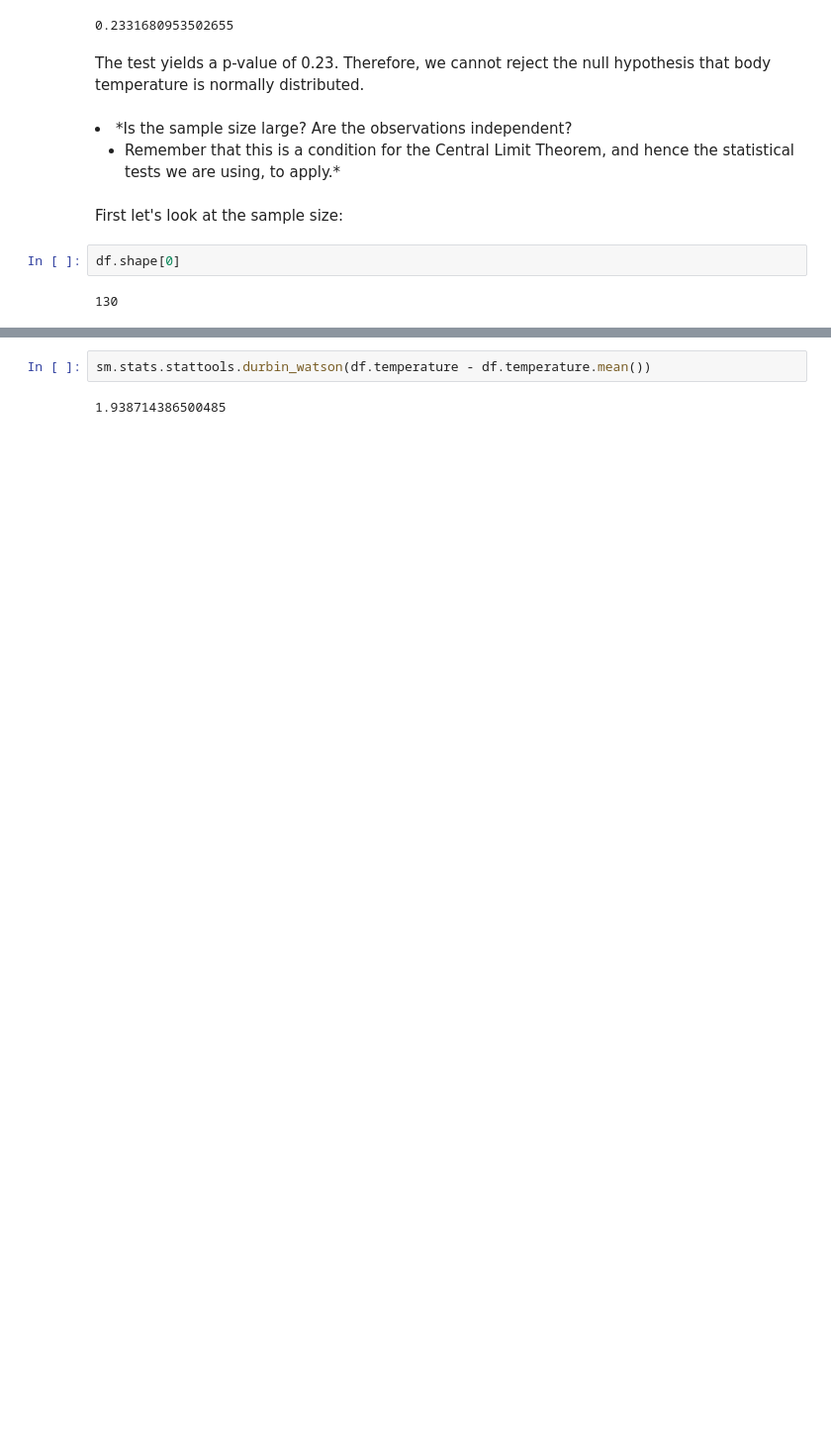
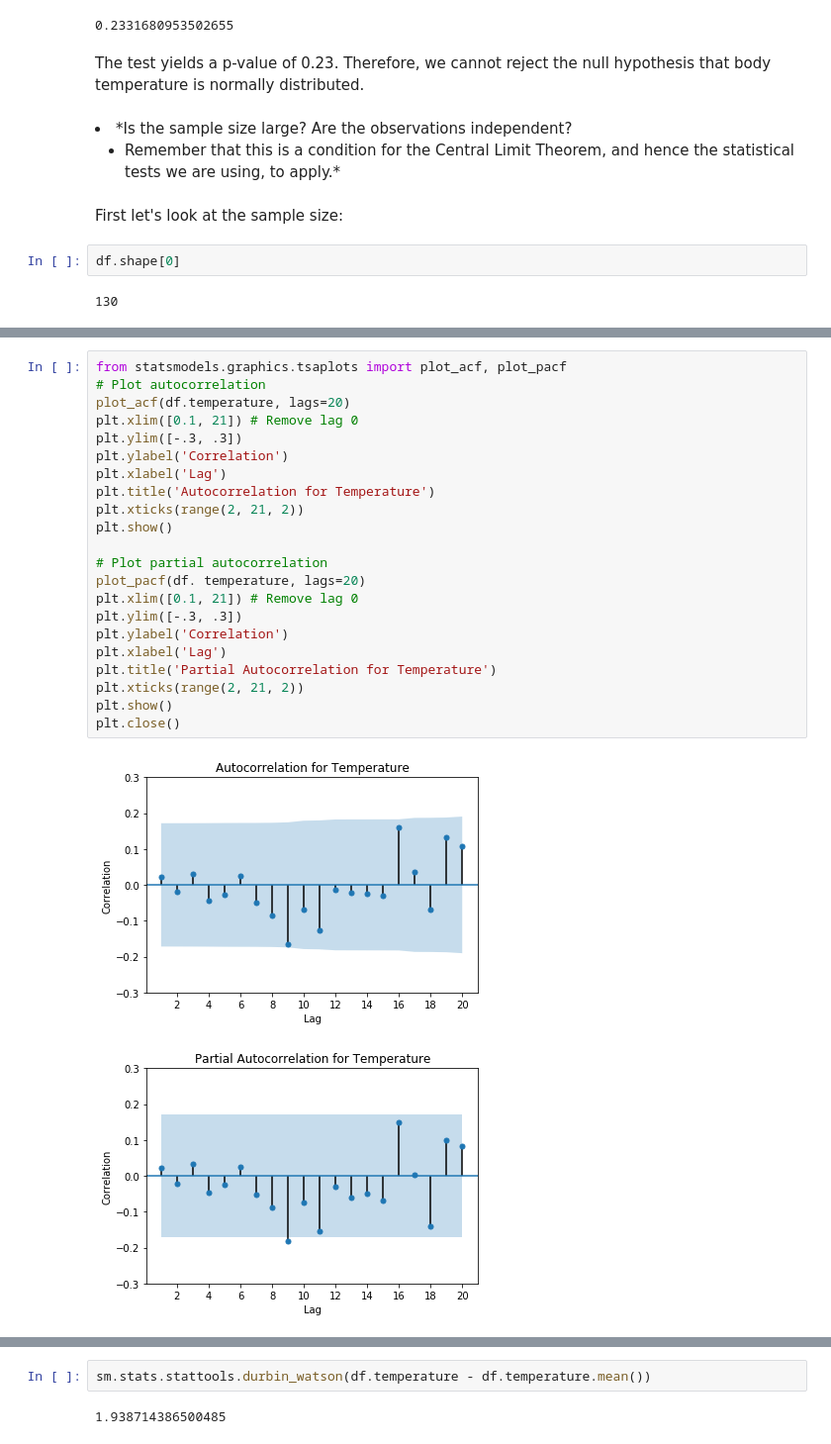
Before and after one commit to tloeber/Springboard, a Jupyter notebook: mini-project_inferential_stats_1/inferential_stats_1.ipynb, the cells around one changed output, grey strips where cells are left out. Shown at 99% size. Cells and saved outputs as stored; diff of their text form; blank space fills up the shorter version.

```diff
--- a/mini-project_inferential_stats_1/inferential_stats_1.ipynb
+++ b/mini-project_inferential_stats_1/inferential_stats_1.ipynb
@@ -85,0 +87,25 @@ Now let's check for independence. Since we are dealing with the cross-sectional
+# %%
+from statsmodels.graphics.tsaplots import plot_acf, plot_pacf
+# Plot autocorrelation
+plot_acf(df.temperature, lags=20)
+plt.xlim([0.1, 21]) # Remove lag 0
+plt.ylim([-.3, .3])
+plt.ylabel('Correlation')
+plt.xlabel('Lag')
+plt.title('Autocorrelation for Temperature')
+plt.xticks(range(2, 21, 2))
+plt.show()
+
+# Plot partial autocorrelation
+plot_pacf(df. temperature, lags=20)
+plt.xlim([0.1, 21]) # Remove lag 0
+plt.ylim([-.3, .3])
+plt.ylabel('Correlation')
+plt.xlabel('Lag')
+plt.title('Partial Autocorrelation for Temperature')
+plt.xticks(range(2, 21, 2))
+plt.show()
+plt.close()
+# %% [output]
+[figure, added]
+[figure, added]
```
Also changed, not shown: parts of 15 cells of this notebook.
